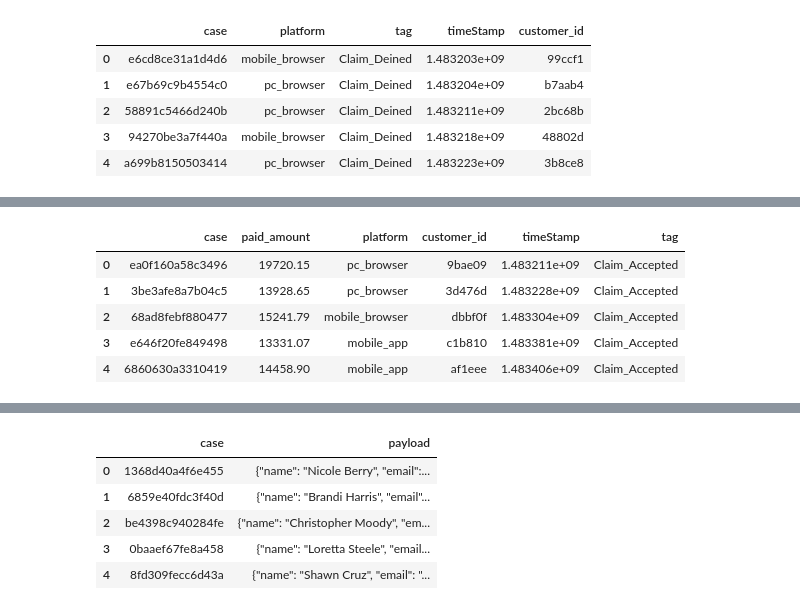
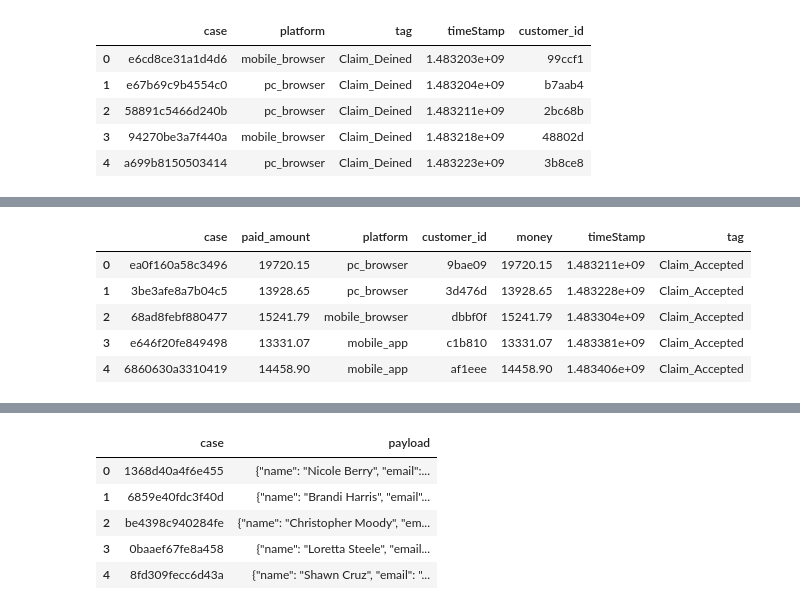
Before and after one commit to jerryUNSW/fraud_detect, a Jupyter notebook: data_cleaning.ipynb, the cells around one changed output, grey strips where cells are left out. Cells and saved outputs as stored; diff of their text form; code cells hidden in the pictures.

```diff
--- a/data_cleaning.ipynb
+++ b/data_cleaning.ipynb
@@ -49,13 +30,14 @@ payment_completed['tag'] = "Payment_Completed"
 # %%
 claim_accepted = pd.read_csv("claim_accepted_basic.txt",
                              header = None,
-                             names = ['case', 'paid_amount' ,'platform', 'customer_id', 'timeStamp'])
+                             names = ['case', 'paid_amount' ,'platform',
+                                      'customer_id', 'timeStamp'])
 claim_accepted['tag'] = "Claim_Accepted"
 claim_accepted.head()
 # %% [output]
-|  | case | paid_amount | platform | customer_id | timeStamp | tag |
-| 0 | ea0f160a58c3496 | 19720.15 | pc_browser | 9bae09 | 1.483211e+09 | Claim_Accepted |
-| 1 | 3be3afe8a7b04c5 | 13928.65 | pc_browser | 3d476d | 1.483228e+09 | Claim_Accepted |
-| 2 | 68ad8febf880477 | 15241.79 | mobile_browser | dbbf0f | 1.483304e+09 | Claim_Accepted |
-| 3 | e646f20fe849498 | 13331.07 | mobile_app | c1b810 | 1.483381e+09 | Claim_Accepted |
-| 4 | 6860630a3310419 | 14458.90 | mobile_app | af1eee | 1.483406e+09 | Claim_Accepted |
+|  | case | paid_amount | platform | customer_id | money | timeStamp | tag |
+| 0 | ea0f160a58c3496 | 19720.15 | pc_browser | 9bae09 | 19720.15 | 1.483211e+09 | Claim_Accepted |
+| 1 | 3be3afe8a7b04c5 | 13928.65 | pc_browser | 3d476d | 13928.65 | 1.483228e+09 | Claim_Accepted |
+| 2 | 68ad8febf880477 | 15241.79 | mobile_browser | dbbf0f | 15241.79 | 1.483304e+09 | Claim_Accepted |
+| 3 | e646f20fe849498 | 13331.07 | mobile_app | c1b810 | 13331.07 | 1.483381e+09 | Claim_Accepted |
+| 4 | 6860630a3310419 | 14458.90 | mobile_app | af1eee | 14458.90 | 1.483406e+09 | Claim_Accepted |
```
Also changed, not shown: parts of 10 cells of this notebook, 1 other file.
